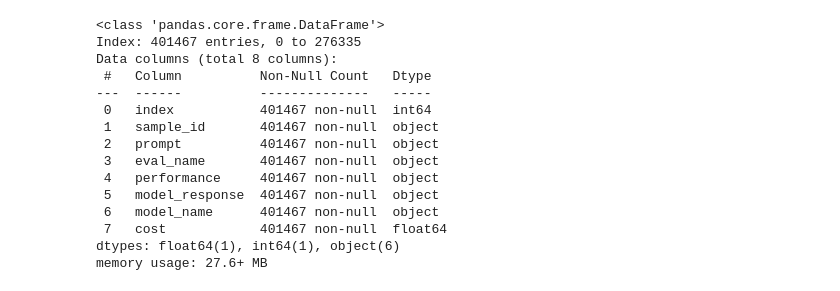
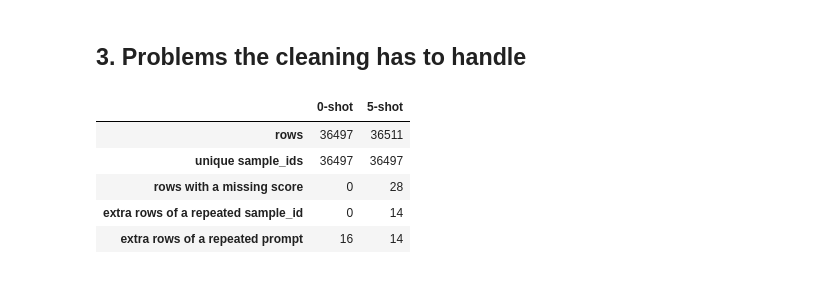
Before and after one commit to yigitskaplan/ChainRouteLLM, a Jupyter notebook: data/DataAnalysis.ipynb, the cells around one changed output. Drawn from its saved outputs; the diff is of its cells as text; code cells hidden in the pictures.

```diff
--- a/data/DataAnalysis.ipynb
+++ b/data/DataAnalysis.ipynb
@@ -3,2 +29,3 @@ import pandas as pd
 # %%
-df0 = pd.read_pickle("routerbench_0shot.pkl")
+df0 = pd.read_pickle(FILES["0shot"])
+df0.head()
@@ -202,18 +104,24 @@ dfraw.head()
-# %%
-dfraw.info()
-# %% [output]
-<class 'pandas.core.frame.DataFrame'>
-Index: 401467 entries, 0 to 276335
-Data columns (total 8 columns):
- #   Column          Non-Null Count   Dtype
----  ------          --------------   -----
- 0   index           401467 non-null  int64
- 1   sample_id       401467 non-null  object
- 2   prompt          401467 non-null  object
- 3   eval_name       401467 non-null  object
- 4   performance     401467 non-null  object
- 5   model_response  401467 non-null  object
- 6   model_name      401467 non-null  object
- 7   cost            401467 non-null  float64
-dtypes: float64(1), int64(1), object(6)
-memory usage: 27.6+ MB
+# %% [markdown]
+## 3. Problems the cleaning has to handle
+# %%
+def problems(df):
+    scores = df[MODEL_KEYS].apply(pd.to_numeric, errors="coerce")
+    return pd.Series(
+        {
+            "rows": len(df),
+            "unique sample_ids": df["sample_id"].nunique(),
+            "rows with a missing score": int(scores.isna().any(axis=1).sum()),
+            "extra rows of a repeated sample_id": int(df["sample_id"].duplicated().sum()),
+            "extra rows of a repeated prompt": int(df["prompt"].astype(str).duplicated().sum()),
+        }
+    )
+
+
+pd.DataFrame({"0-shot": problems(df0), "5-shot": problems(df5)})
+# %% [output]
+|  | 0-shot | 5-shot |
+| rows | 36497 | 36511 |
+| unique sample_ids | 36497 | 36497 |
+| rows with a missing score | 0 | 28 |
+| extra rows of a repeated sample_id | 0 | 14 |
+| extra rows of a repeated prompt | 16 | 14 |
```
Also changed, not shown: parts of 31 cells of this notebook, 20 other files.
